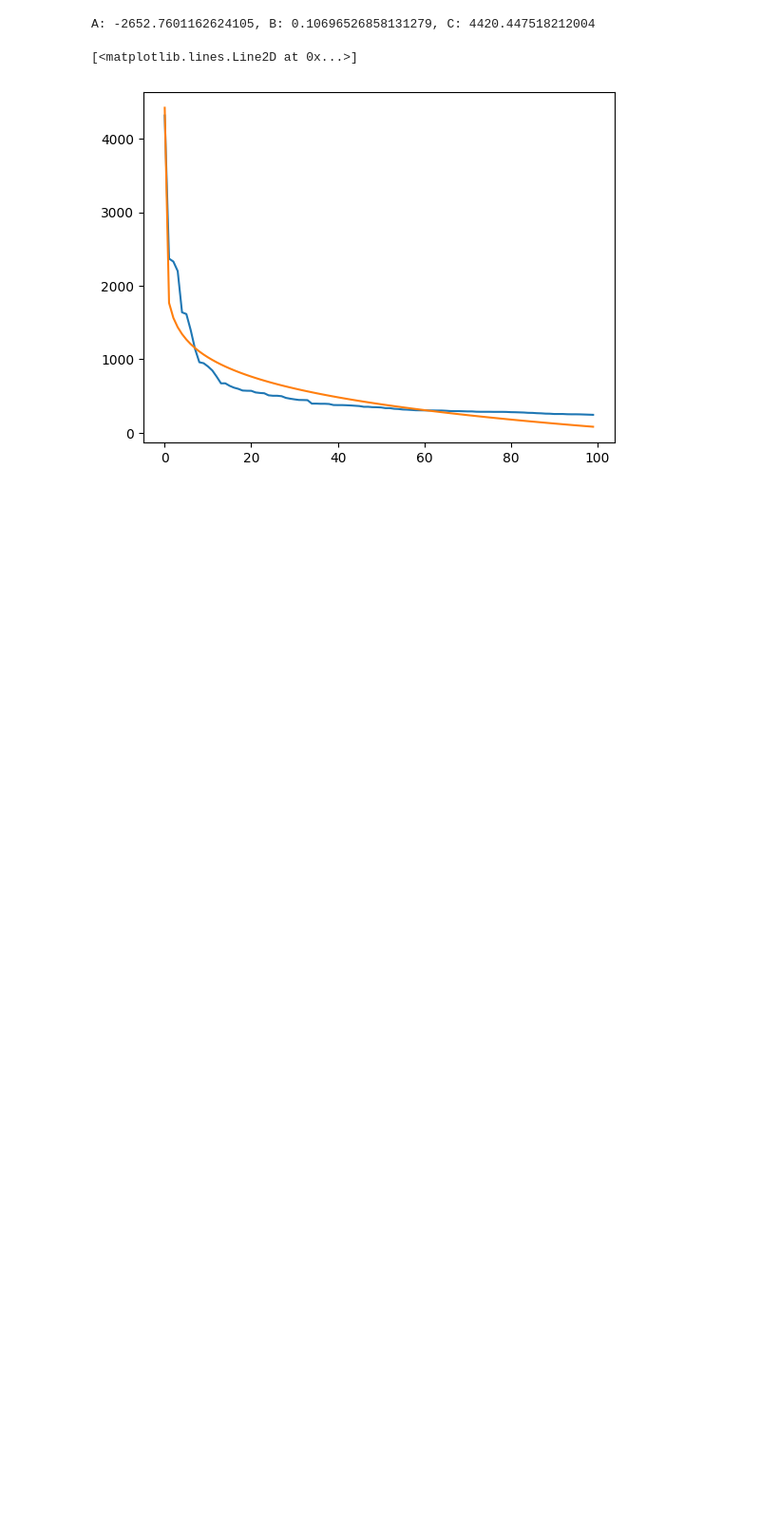
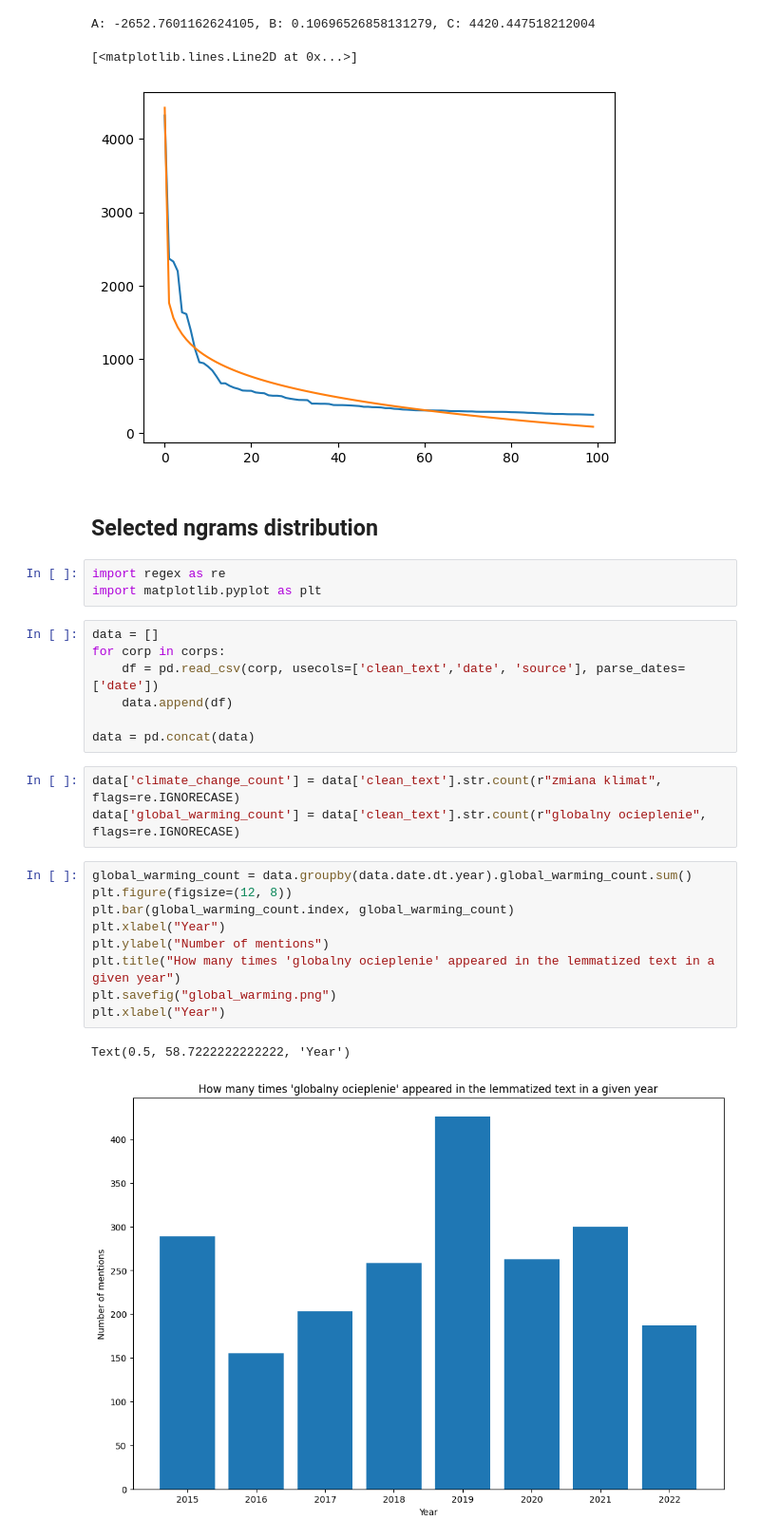
Before and after one commit to pSzyc/Climate, a Jupyter notebook: Classification/Classification.ipynb, the cells around one changed output. Shown: that part at 95% size. Cells and saved outputs as stored; diff of their text form; blank space fills up the shorter version.

```diff
--- a/Classification/Classification.ipynb
+++ b/Classification/Classification.ipynb
@@ -235,3 +239,30 @@ plt.plot(func(x, A, B, C))
 A: -2652.7601162624105, B: 0.10696526858131279, C: 4420.447518212004
 [<matplotlib.lines.Line2D at 0x...>]
 [figure]
+# %% [markdown]
+## Selected ngrams distribution
+# %%
+import regex as re
+import matplotlib.pyplot as plt
+# %%
+data = []
+for corp in corps:
+    df = pd.read_csv(corp, usecols=['clean_text','date', 'source'], parse_dates=['date'])
+    data.append(df)
+
+data = pd.concat(data)
+# %%
+data['climate_change_count'] = data['clean_text'].str.count(r"zmiana klimat", flags=re.IGNORECASE)
+data['global_warming_count'] = data['clean_text'].str.count(r"globalny ocieplenie", flags=re.IGNORECASE)
+# %%
+global_warming_count = data.groupby(data.date.dt.year).global_warming_count.sum()
+plt.figure(figsize=(12, 8))
+plt.bar(global_warming_count.index, global_warming_count)
+plt.xlabel("Year")
+plt.ylabel("Number of mentions")
+plt.title("How many times 'globalny ocieplenie' appeared in the lemmatized text in a given year")
+plt.savefig("global_warming.png")
+plt.xlabel("Year")
+# %% [output]
+Text(0.5, 58.7222222222222, 'Year')
+[figure, added]
```
Also changed, not shown: parts of 3 cells of this notebook, 1 other file.
